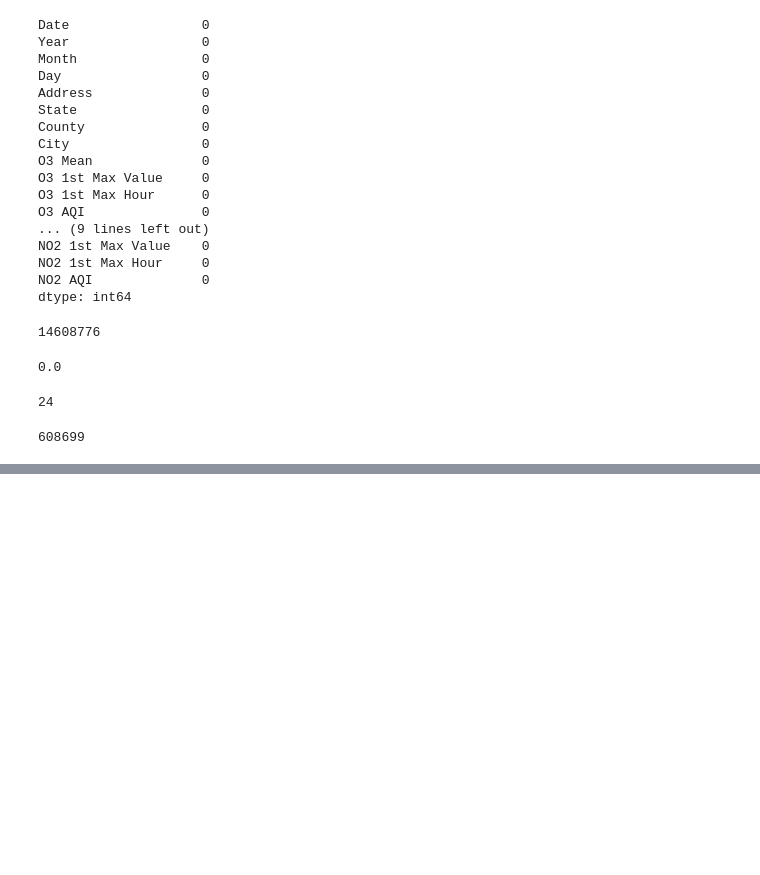
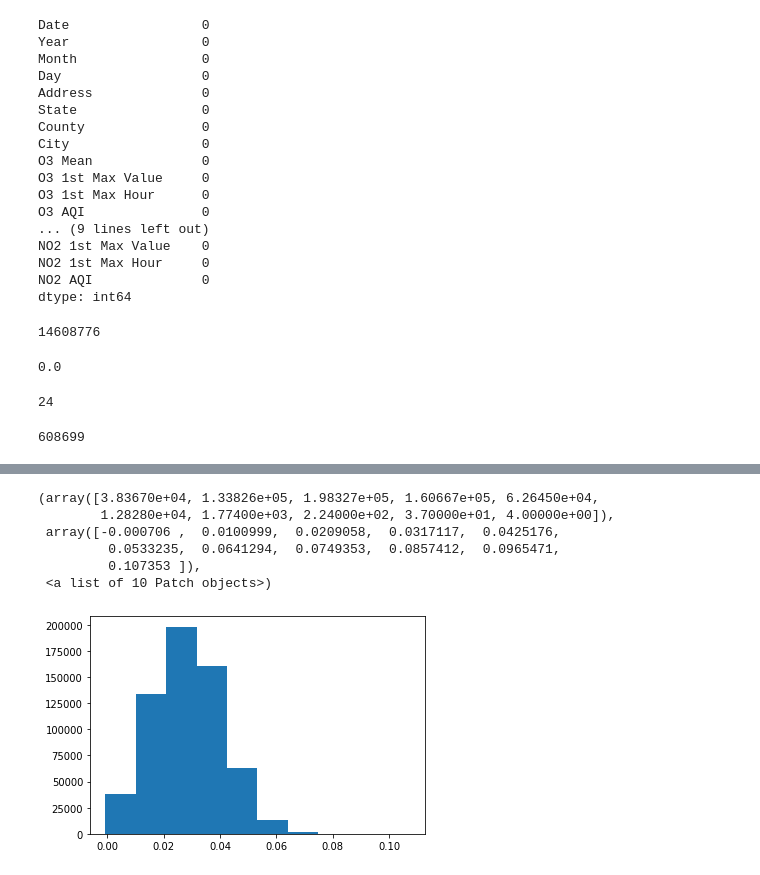
Before and after one commit to Jerryjohnreyes/Pollution_in_last_20years, a Jupyter notebook: initial_analysis.ipynb, the cells around one changed output, grey strips where cells are left out. Saved outputs shown, nothing was run; the diff lists cells and outputs as text; code cells hidden in the pictures; blank space fills up the shorter version.

```diff
--- a/initial_analysis.ipynb
+++ b/initial_analysis.ipynb
@@ -71,0 +84,2 @@ data.shape[0]
+# %%
+data = data.rename(columns = {"O3 Mean":"o3_mean", "O3 1st Max Value":"o3_firstmaxvalue"})
@@ -71,0 +104,10 @@ data.shape[0]
+# %%
+plt.hist(data['o3_mean'])
+# %% [output]
+(array([3.83670e+04, 1.33826e+05, 1.98327e+05, 1.60667e+05, 6.26450e+04,
+        1.28280e+04, 1.77400e+03, 2.24000e+02, 3.70000e+01, 4.00000e+00]),
+ array([-0.000706 ,  0.0100999,  0.0209058,  0.0317117,  0.0425176,
+         0.0533235,  0.0641294,  0.0749353,  0.0857412,  0.0965471,
+         0.107353 ]),
+ <a list of 10 Patch objects>)
+[figure, added]
```
Also changed, not shown: parts of 3 cells of this notebook.
